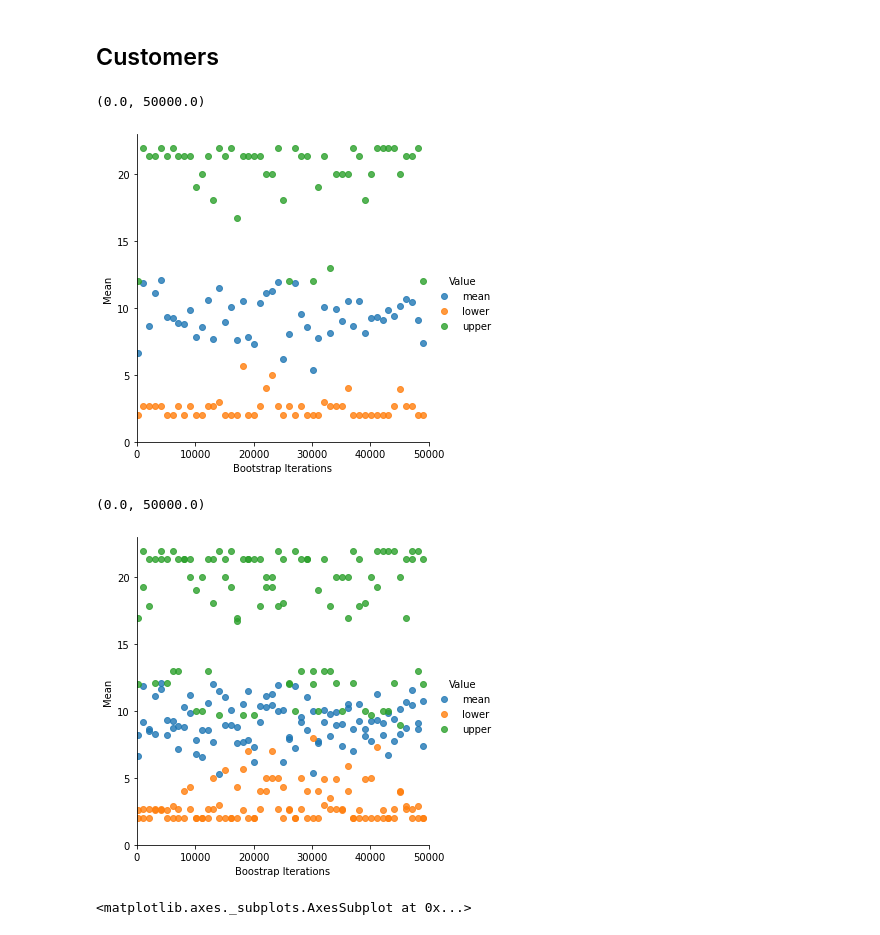
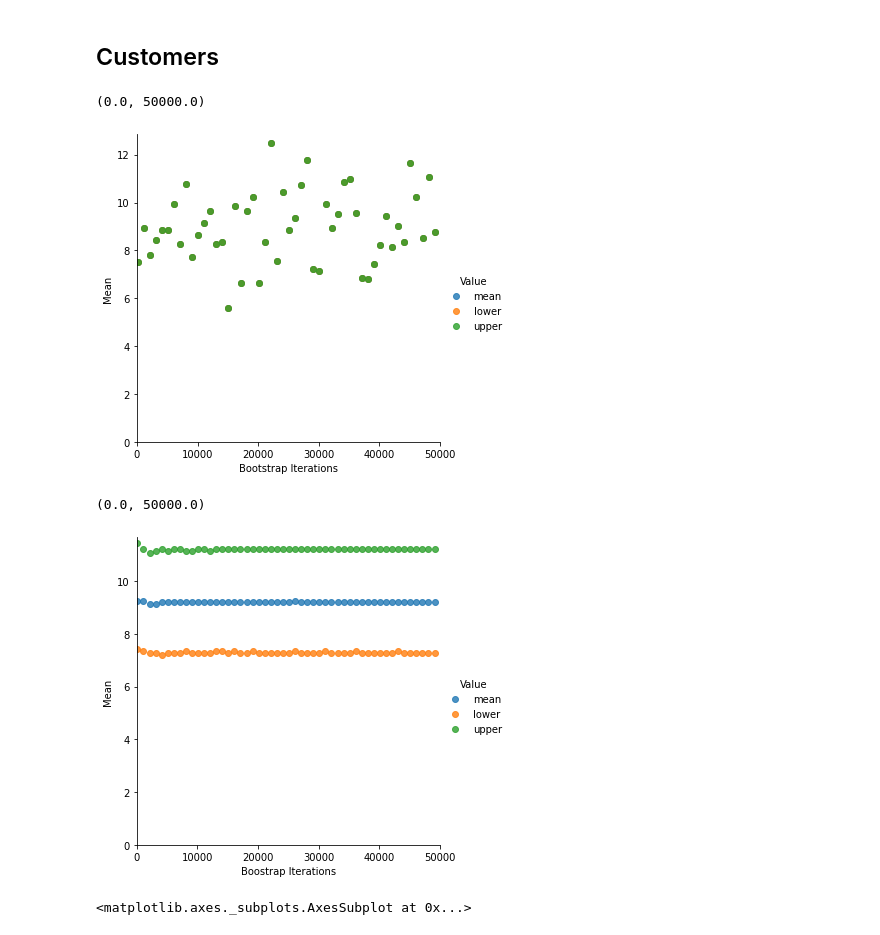
Before and after one commit to Modinat-A/CE888, a Jupyter notebook: bootstrap.ipynb, the cells around one changed output. Cells and saved outputs as stored; diff of their text form; code cells hidden in the pictures.

```diff
--- a/bootstrap.ipynb
+++ b/bootstrap.ipynb
@@ -15,8 +15,8 @@ data = df.values.T[1]
 def bootstrap_mean(x, sample_size, n_bootstraps):
     samples = np.random.choice(x,[sample_size])
     data_mean = np.mean(samples)
-    lower = np.percentile(samples,2.5)
-    upper = np.percentile(samples,97.5)
+    lower = np.percentile(data_mean,2.5)
+    upper = np.percentile(data_mean,97.5)
     return data_mean, lower, upper
 # %%
 boots = []
@@ -33,32 +33,45 @@ sns_plot.axes[0, 0].set_ylim(0,)
 sns_plot.axes[0, 0].set_xlim(0, 50000)
 # %% [output]
 (0.0, 50000.0)
-[figure, old version]
+[figure, new version]
-# %%
-def bootstrap_mean_ci(sample, sample_size, n_bootstraps, ci):
-    ci = (100-ci)/2
-    samples = np.random.choice(sample, [sample_size])
-    data_mean = np.mean(samples)
-    lower = np.percentile(samples,ci)
-    upper = np.percentile(samples,(100- ci))
-    return data_mean, lower, upper
+# %%
+
+# Checking the notes from the lecture, create here your own bootstrap function:
+# 1. Sample from the input array x to create an array of samples of shape (n_bootstraps, sample_size)
+# Hint: Check the function random.choice() on Numpy
+# 2. Calculate and save the mean of the array (this is "data_mean" that is returned by the function)
+# 3. Calculate the mean from each bootstrap (i.e., row) and store it.
+# (This should be an array of n_bootstraps values)
+# 4. Calculate the lower and upper bounds for a 95% CI (hint: check the percentile function on Numpy)
+# 5. Return data_mean, and the lower and upper bounds of your interval
+
+def bootstrap_mean_ci(sample, sample_size, n_bootstraps, ci):
+    ci = (100-ci)/2
+    samples = np.random.choice(sample,  size=(n_bootstraps,sample_size), replace=True)
+    data_mean = np.mean(samples)
+    row_means = np.mean(samples, axis=1)
+    lower = np.percentile(row_means, ci)
+    upper = np.percentile(row_means, (100- ci))
+    return data_mean, lower, upper
 # %%
+boots = []
 for i in range(100, 50000, 1000):
     boot = bootstrap_mean_ci(data, data.shape[0], i, 80)
     boots.append([i, boot[0], "mean"])
     boots.append([i, boot[1], "lower"])
     boots.append([i, boot[2], "upper"])
 
 df_boot = pd.DataFrame(boots, columns=['Boostrap Iterations', 'Mean', "Value"])
 sns_plot = sns.lmplot(df_boot.columns[0], df_boot.columns[1], data=df_boot, fit_reg=False, hue="Value")
 
 sns_plot.axes[0, 0].set_ylim(0,)
 sns_plot.axes[0, 0].set_xlim(0, 50000)
 
+
 #sns_plot.savefig("bootstrap_confidence_80.pdf", bbox_inches='tight')
 # %% [output]
 (0.0, 50000.0)
-[figure, old version]
+[figure, new version]
 # %%
 # Load and visualise the vehicles dataset
 df = pd.read_csv('https://raw.githubusercontent.com/albanda/CE888/master/lab2%20-%20bootstrap/vehicles.csv')
```
Also changed, not shown: parts of 7 cells of this notebook.
